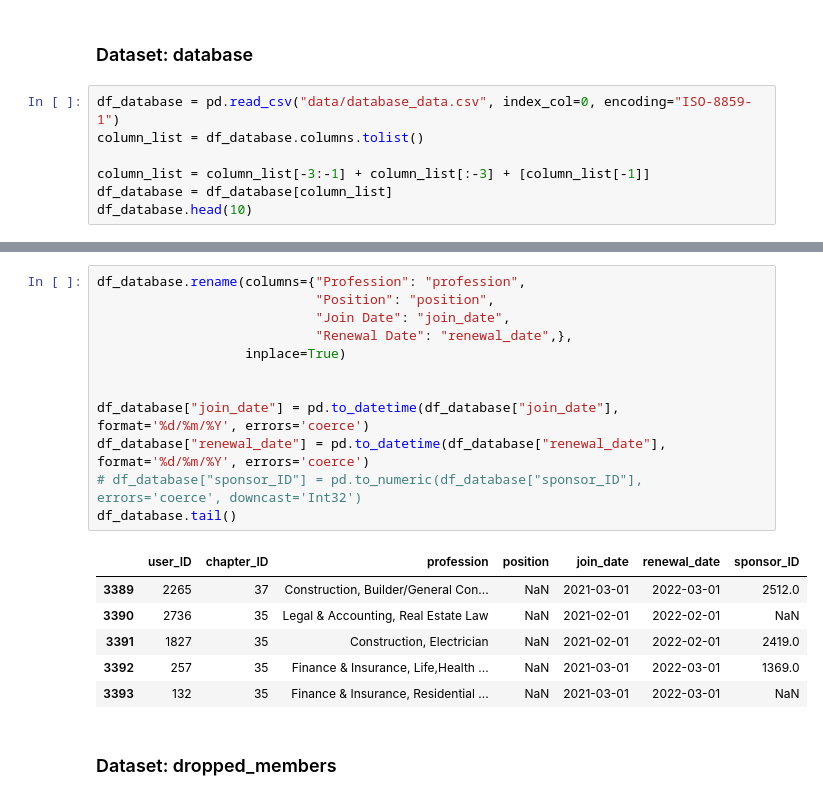
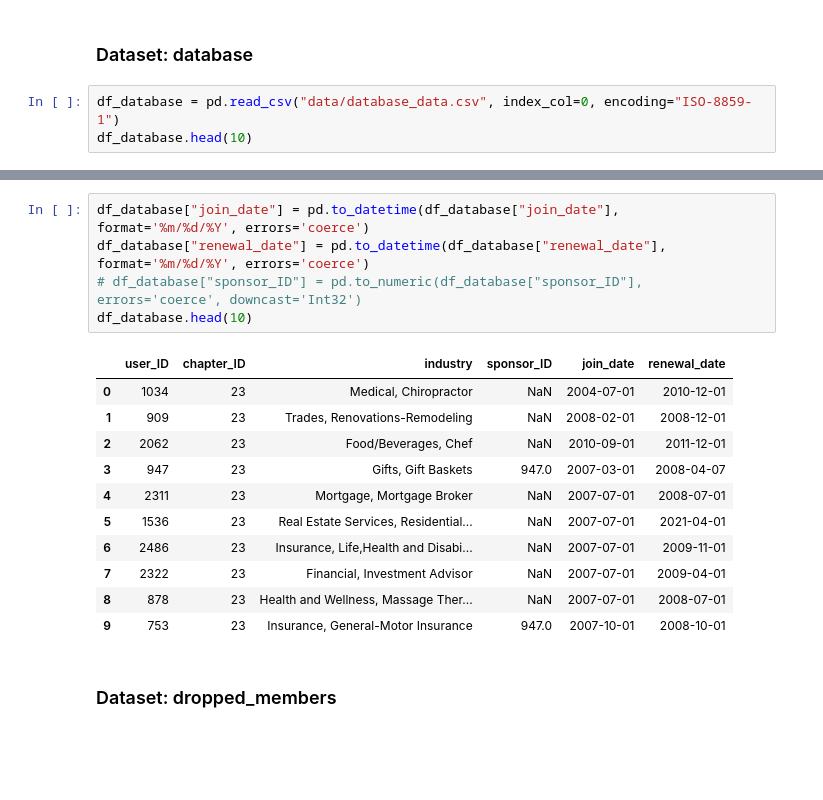
Before and after one commit to da-veed/BachelorThesis, a Jupyter notebook: data_cleaning.ipynb, the cells around one changed output, grey strips where cells are left out. Cells and saved outputs as stored; diff of their text form; blank space fills up the shorter version.

```diff
--- a/data_cleaning.ipynb
+++ b/data_cleaning.ipynb
@@ -92,9 +92,5 @@ df_palms
 ### Dataset: database
 # %%
 df_database = pd.read_csv("data/database_data.csv", index_col=0, encoding="ISO-8859-1")
-column_list = df_database.columns.tolist()
-
-column_list = column_list[-3:-1] + column_list[:-3] + [column_list[-1]]
-df_database = df_database[column_list]
 df_database.head(10)
 # %% [output]
@@ -112,21 +108,19 @@ df_database.head(10)
 # %%
-df_database.rename(columns={"Profession": "profession",
-                            "Position": "position",
-                            "Join Date": "join_date",
-                            "Renewal Date": "renewal_date",},
-                   inplace=True)
-
-
-df_database["join_date"] = pd.to_datetime(df_database["join_date"], format='%d/%m/%Y', errors='coerce')
-df_database["renewal_date"] = pd.to_datetime(df_database["renewal_date"], format='%d/%m/%Y', errors='coerce')
+df_database["join_date"] = pd.to_datetime(df_database["join_date"], format='%m/%d/%Y', errors='coerce')
+df_database["renewal_date"] = pd.to_datetime(df_database["renewal_date"], format='%m/%d/%Y', errors='coerce')
 # df_database["sponsor_ID"] = pd.to_numeric(df_database["sponsor_ID"], errors='coerce', downcast='Int32')
-df_database.tail()
+df_database.head(10)
 # %% [output]
-|  | user_ID | chapter_ID | profession | position | join_date | renewal_date | sponsor_ID |
-| 3389 | 2265 | 37 | Construction, Builder/General Con... | NaN | 2021-03-01 | 2022-03-01 | 2512.0 |
-| 3390 | 2736 | 35 | Legal & Accounting, Real Estate Law | NaN | 2021-02-01 | 2022-02-01 | NaN |
-| 3391 | 1827 | 35 | Construction, Electrician | NaN | 2021-02-01 | 2022-02-01 | 2419.0 |
-| 3392 | 257 | 35 | Finance & Insurance, Life,Health ... | NaN | 2021-03-01 | 2022-03-01 | 1369.0 |
-| 3393 | 132 | 35 | Finance & Insurance, Residential ... | NaN | 2021-03-01 | 2022-03-01 | NaN |
+|  | user_ID | chapter_ID | industry | sponsor_ID | join_date | renewal_date |
+| 0 | 1034 | 23 | Medical, Chiropractor | NaN | 2004-07-01 | 2010-12-01 |
+| 1 | 909 | 23 | Trades, Renovations-Remodeling | NaN | 2008-02-01 | 2008-12-01 |
+| 2 | 2062 | 23 | Food/Beverages, Chef | NaN | 2010-09-01 | 2011-12-01 |
+| 3 | 947 | 23 | Gifts, Gift Baskets | 947.0 | 2007-03-01 | 2008-04-07 |
+| 4 | 2311 | 23 | Mortgage, Mortgage Broker | NaN | 2007-07-01 | 2008-07-01 |
+| 5 | 1536 | 23 | Real Estate Services, Residential... | NaN | 2007-07-01 | 2021-04-01 |
+| 6 | 2486 | 23 | Insurance, Life,Health and Disabi... | NaN | 2007-07-01 | 2009-11-01 |
+| 7 | 2322 | 23 | Financial, Investment Advisor | NaN | 2007-07-01 | 2009-04-01 |
+| 8 | 878 | 23 | Health and Wellness, Massage Ther... | NaN | 2007-07-01 | 2008-07-01 |
+| 9 | 753 | 23 | Insurance, General-Motor Insurance | 947.0 | 2007-10-01 | 2008-10-01 |
 # %% [markdown]
 ### Dataset: dropped_members
```
Also changed, not shown: parts of 508 cells of this notebook.
